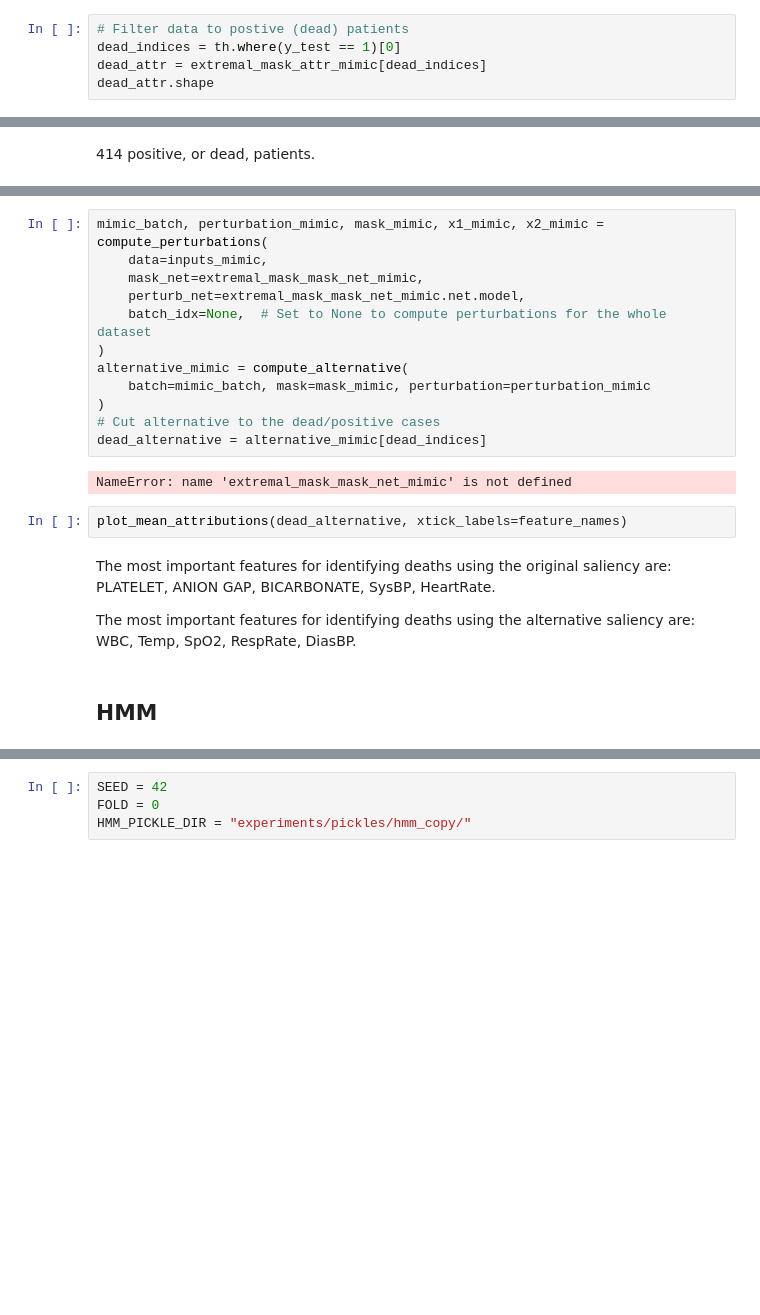
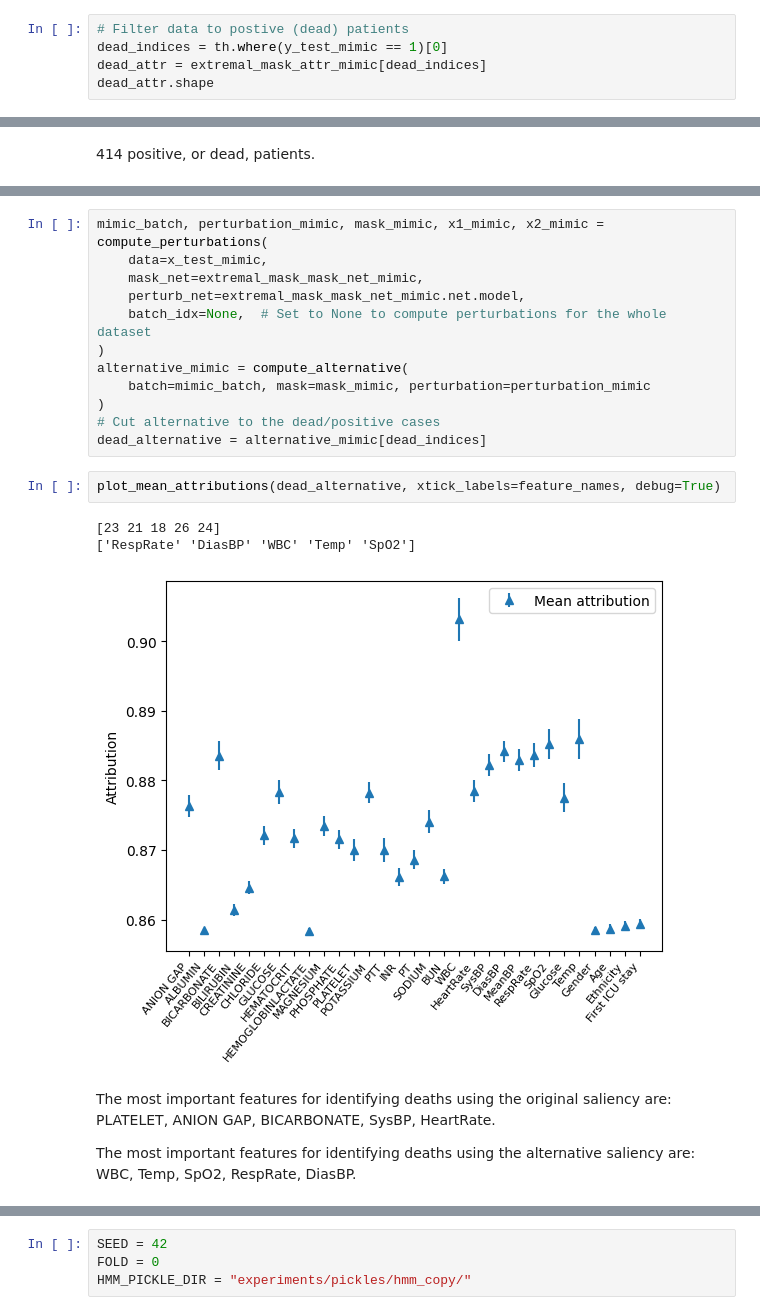
Before and after one commit to anonymous8293/factai, a Jupyter notebook: visualization.ipynb, the cells around one changed output, grey strips where cells are left out. Cells and saved outputs as stored; diff of their text form; blank space fills up the shorter version.

Commit message:
feat: finalize visualization.ipynb, generate all relevant figures

```diff
--- a/visualization.ipynb
+++ b/visualization.ipynb
@@ -506,7 +482,7 @@ plot_saliency(
 Reproducing Figure 5 from the original paper
 # %%
 # Filter data to postive (dead) patients
-dead_indices = th.where(y_test == 1)[0]
+dead_indices = th.where(y_test_mimic == 1)[0]
 dead_attr = extremal_mask_attr_mimic[dead_indices]
 dead_attr.shape
 # %% [output]
@@ -521,7 +499,7 @@ plot_mean_attributions(attr=dead_attr, xtick_labels=feature_names)
 [figure]
 # %%
 mimic_batch, perturbation_mimic, mask_mimic, x1_mimic, x2_mimic = compute_perturbations(
-    data=inputs_mimic,
+    data=x_test_mimic,
     mask_net=extremal_mask_mask_net_mimic,
     perturb_net=extremal_mask_mask_net_mimic.net.model,
     batch_idx=None,  # Set to None to compute perturbations for the whole dataset
@@ -531,13 +509,13 @@ alternative_mimic = compute_alternative(
 )
 # Cut alternative to the dead/positive cases
 dead_alternative = alternative_mimic[dead_indices]
-# %% [output]
-NameError: name 'extremal_mask_mask_net_mimic' is not defined
 # %%
-plot_mean_attributions(dead_alternative, xtick_labels=feature_names)
+plot_mean_attributions(dead_alternative, xtick_labels=feature_names, debug=True)
+# %% [output]
+[23 21 18 26 24]
+['RespRate' 'DiasBP' 'WBC' 'Temp' 'SpO2']
+[figure, added]
 # %% [markdown]
 The most important features for identifying deaths using the original saliency are: PLATELET, ANION GAP, BICARBONATE, SysBP, HeartRate.
 
 The most important features for identifying deaths using the alternative saliency are: WBC, Temp, SpO2, RespRate, DiasBP.
-# %% [markdown]
-## HMM
```
Also changed, not shown: parts of 61 cells of this notebook, 1 other file.
